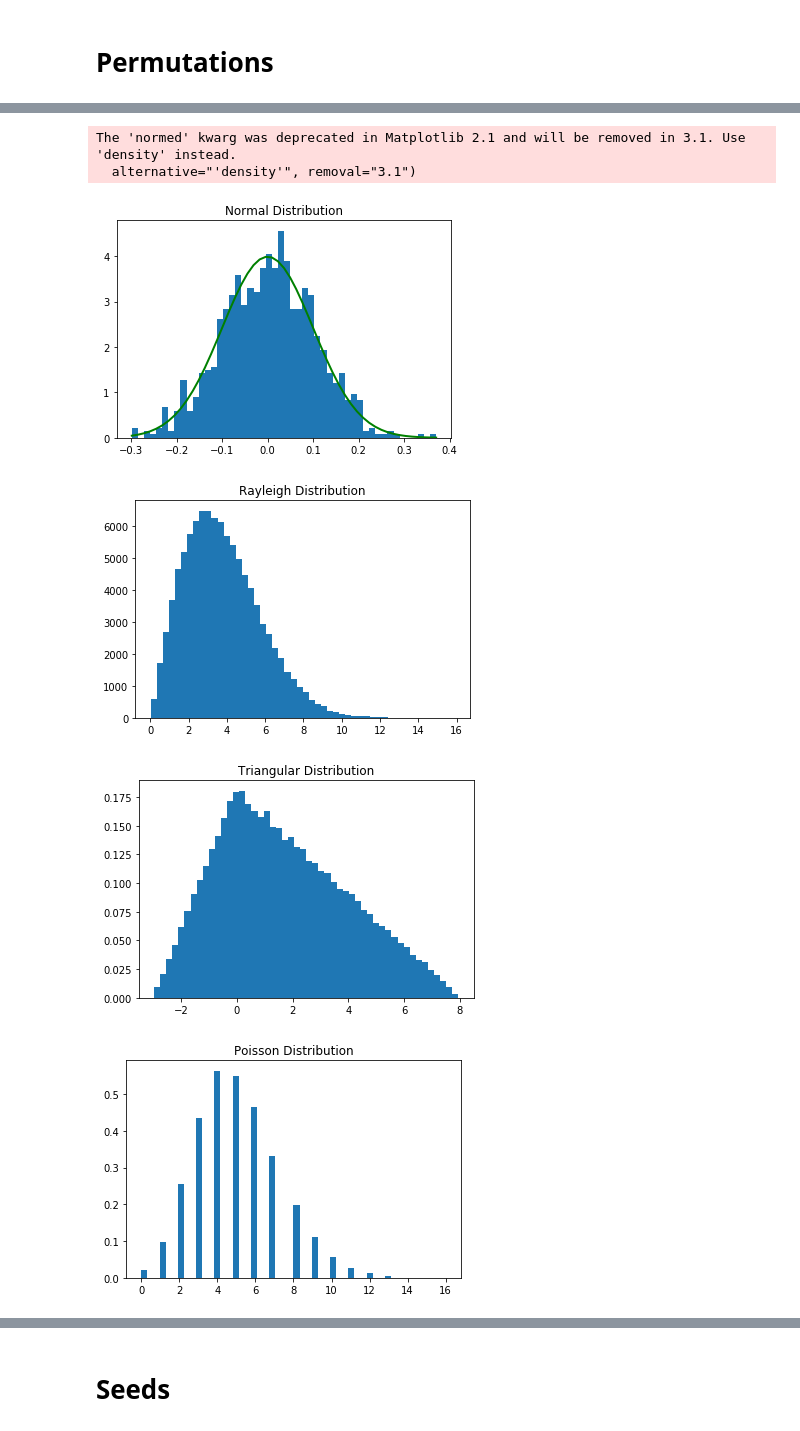
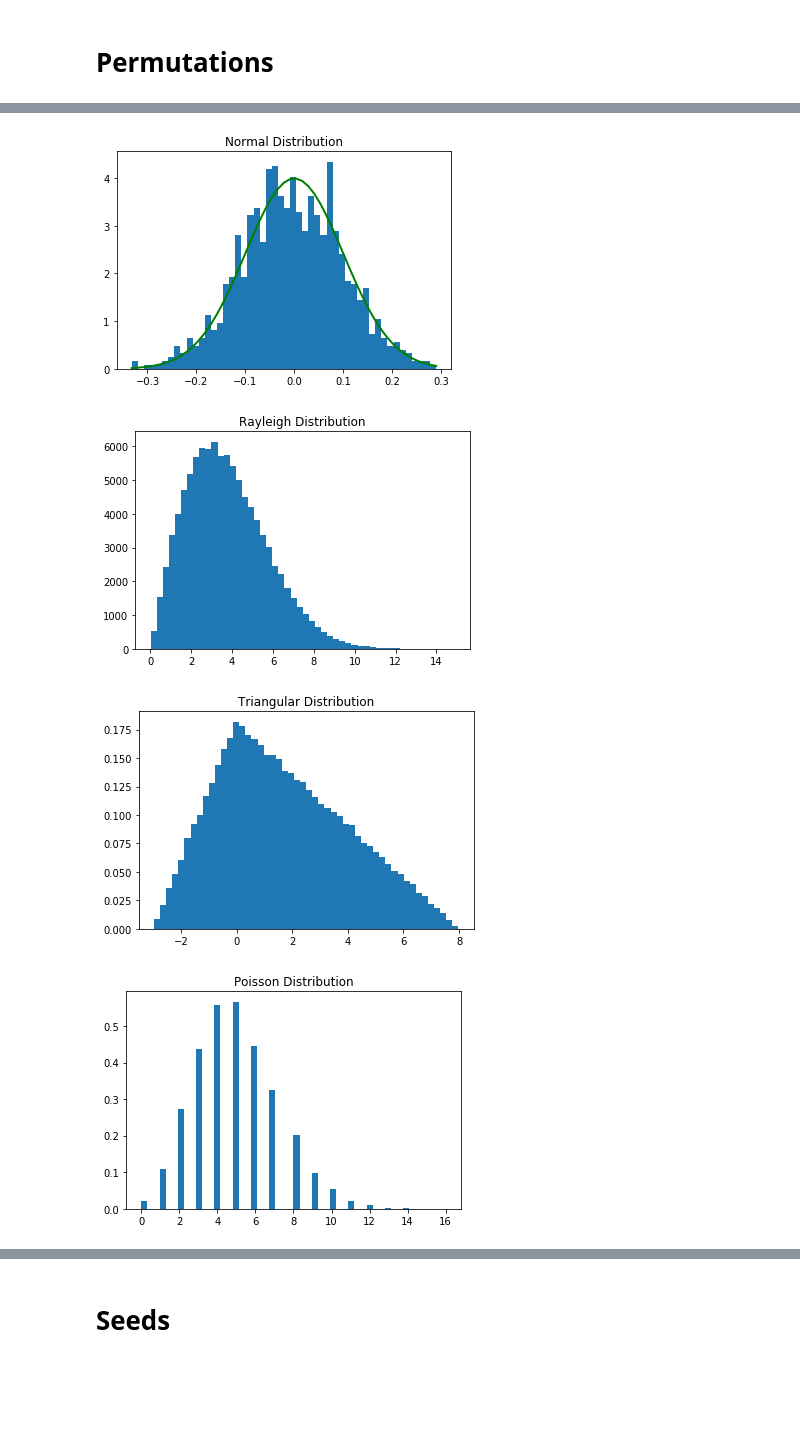
Before and after one commit to rossdavidhunter/Numpy-Random-Assignment, a Jupyter notebook: Numpy_Random.ipynb, the cells around one changed output, grey strips where cells are left out. Drawn from its saved outputs; the diff is of its cells as text; code cells hidden in the pictures; blank space fills up the shorter version.

```diff
--- a/Numpy_Random.ipynb
+++ b/Numpy_Random.ipynb
@@ -278,7 +306,7 @@ mu, sigma = 0, 0.1
 
 s = np.random.normal(mu, sigma, 1000)
 
-count, bins, ignored = plt.hist(s, 50, normed=True)
+count, bins, ignored = plt.hist(s, 50, density=True)
 plt.plot(bins, 1/(sigma * np.sqrt(2 * np.pi)) *
 np.exp( - (bins - mu)**2 / (2 * sigma**2) ),
 linewidth=2, color='g')
@@ -288,39 +316,37 @@ plt.show()
 # Rayleigh Distribution
 
 ray = np.random.rayleigh(3, 100000)
 plt.hist(ray,bins = 50)
 plt.title('Rayleigh Distribution')
 plt.show()
 
 # Triangular Distribution
 
 Tri = np.random.triangular(-3, 0, 8, 100000)
-plt.hist(Tri,bins = 50,normed=True)
+plt.hist(Tri,bins = 50,density=True)
 plt.title('Triangular Distribution')
 plt.show()
 
 # Poisson Distribution
 
 Poi = np.random.poisson(5, 10000)
-plt.hist(Poi,bins = 50,normed=True)
+plt.hist(Poi,bins = 50,density=True)
 plt.title('Poisson Distribution')
 plt.show()
 
 # Gamma Distribution
 
 shape, scale = 2., 2.  # mean=4, std=2*sqrt(2)
 s = np.random.gamma(shape, scale, 1000)
 
-count, bins, ignored = plt.hist(s, 50, normed=True)
+count, bins, ignored = plt.hist(s, 50, density=True)
 y = bins**(shape-1)*(np.exp(-bins/scale) /
 (sps.gamma(shape)*scale**shape))
 plt.plot(bins, y, linewidth=2, color='g')
 plt.title('Gamma Distribution')
 plt.show()
 # %% [output]
-The 'normed' kwarg was deprecated in Matplotlib 2.1 and will be removed in 3.1. Use 'density' instead.
-  alternative="'density'", removal="3.1")
-[figure, old version]
+[figure, new version]
-[figure, old version]
+[figure, new version]
-[figure, old version]
+[figure, new version]
-[figure, old version]
+[figure, new version]
```
Also changed, not shown: parts of 27 cells of this notebook, 3 other files.
